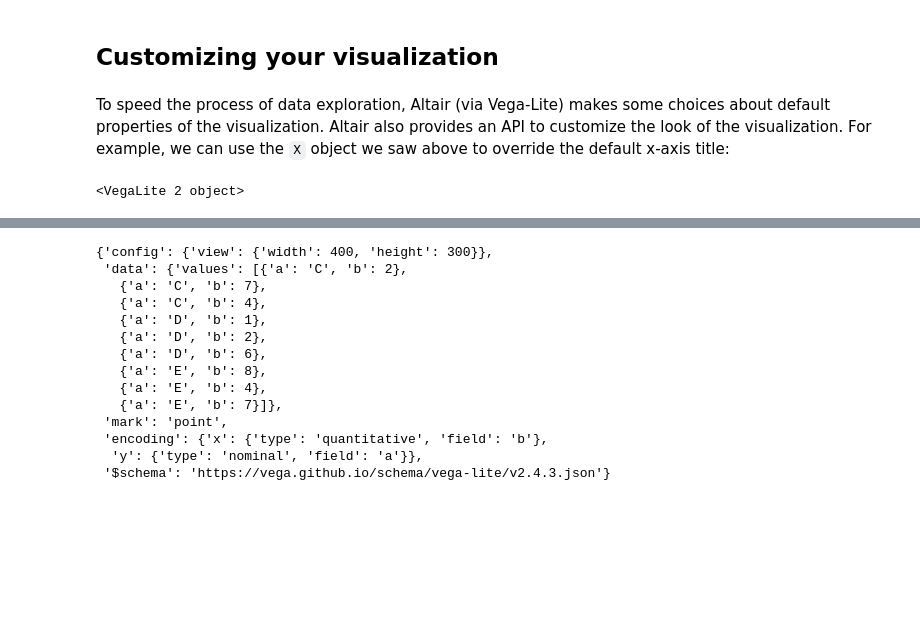
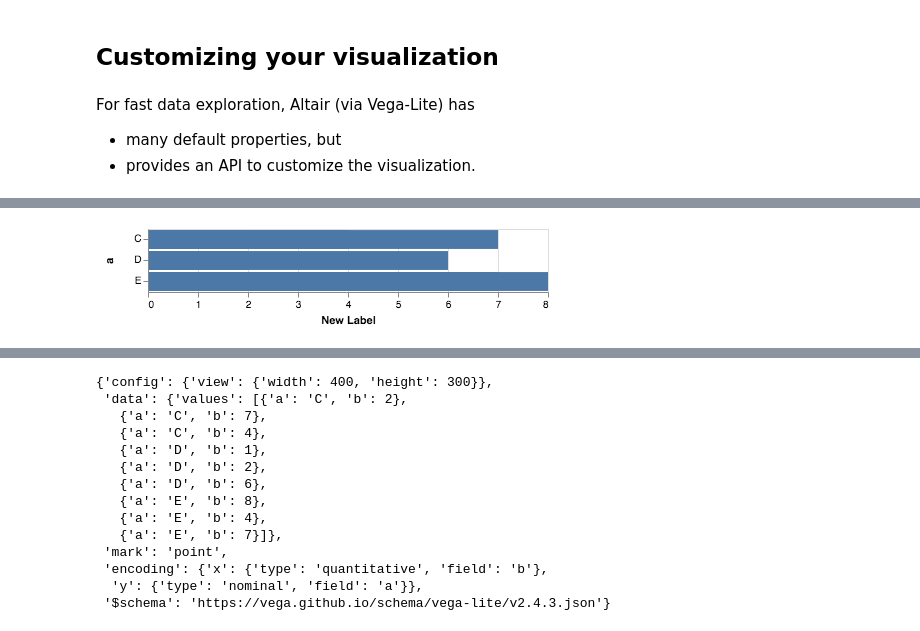
Before and after one commit to WSU-DataScience/ICOTS10_Data_Visualization, a Jupyter notebook: notebooks/002-Tutorial.ipynb, the cells around one changed output, grey strips where cells are left out. Cells and saved outputs as stored; diff of their text form; code cells hidden in the pictures; blank space fills up the shorter version.

```diff
--- a/notebooks/002-Tutorial.ipynb
+++ b/notebooks/002-Tutorial.ipynb
@@ -260,12 +254,13 @@ alt.Chart(data).mark_bar().encode(
 # %% [markdown]
 ## Customizing your visualization
-# %% [markdown]
-To speed the process of data exploration, Altair (via Vega-Lite) makes some choices about default properties of the visualization.
-Altair also provides an API to customize the look of the visualization. For example, we can use the `X` object we saw above to override the default x-axis title:
+# %% [markdown]
+For fast data exploration, Altair (via Vega-Lite) has
+
+* many default properties, but
+* provides an API to customize the visualization.
 # %%
 alt.Chart(data).mark_bar().encode(
     y='a',
-    x=alt.X('mean(b)', axis=alt.Axis(title='Mean of quantity b'))
+    x=alt.X('b', axis=alt.Axis(title='New Label'))
 )
 # %% [output]
-<VegaLite 2 object>
@@ -271,0 +268 @@ alt.Chart(data).mark_bar().encode(
+[figure, added]
```
Also changed, not shown: parts of 30 cells of this notebook, 31 other files.
